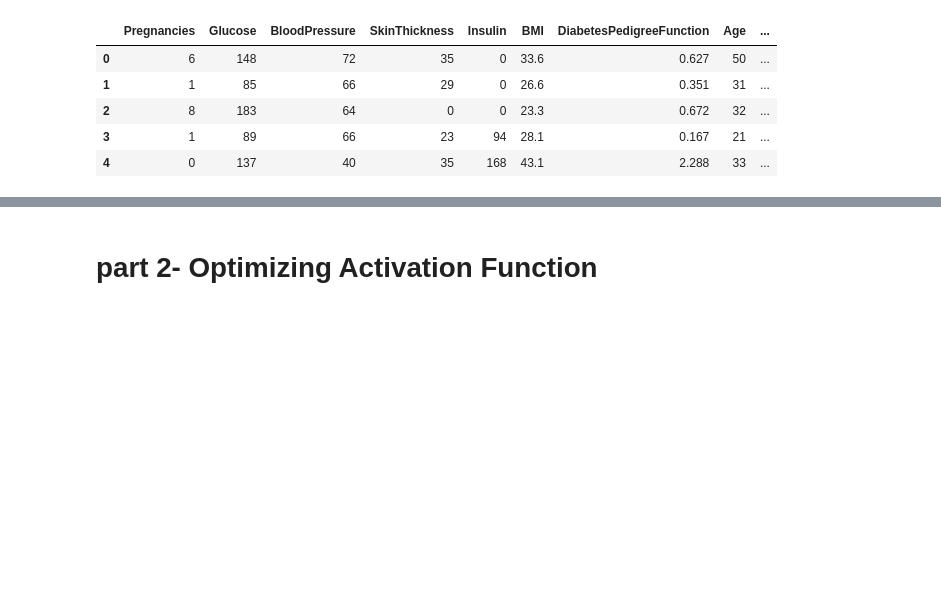
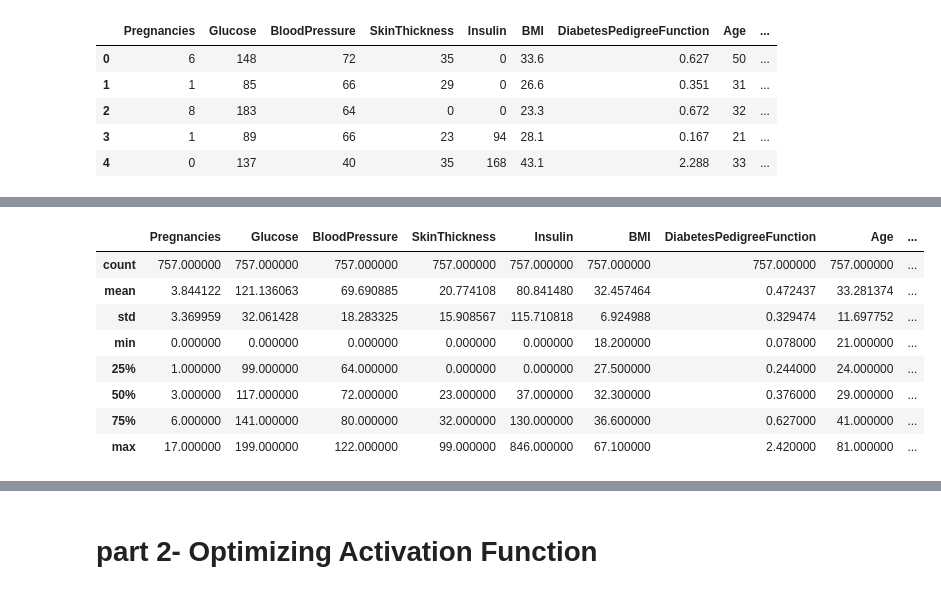
Before and after one commit to Tuwaiq-Data-Science-Bootcamp-V4/ANN-Lab, a Jupyter notebook: Neural network tuning.ipynb, the cells around one changed output, grey strips where cells are left out. Cells and saved outputs as stored; diff of their text form; code cells hidden in the pictures; blank space fills up the shorter version.

```diff
--- a/Neural network tuning.ipynb
+++ b/Neural network tuning.ipynb
@@ -30,0 +42,14 @@ data.head()
+# %%
+mask = data[data['BMI'] == 0]
+data.drop(mask.index, inplace=True)
+data.describe()
+# %% [output]
+|  | Pregnancies | Glucose | BloodPressure | SkinThickness | Insulin | BMI | DiabetesPedigreeFunction | Age | ... |
+| count | 757.000000 | 757.000000 | 757.000000 | 757.000000 | 757.000000 | 757.000000 | 757.000000 | 757.000000 | ... |
+| mean | 3.844122 | 121.136063 | 69.690885 | 20.774108 | 80.841480 | 32.457464 | 0.472437 | 33.281374 | ... |
+| std | 3.369959 | 32.061428 | 18.283325 | 15.908567 | 115.710818 | 6.924988 | 0.329474 | 11.697752 | ... |
+| min | 0.000000 | 0.000000 | 0.000000 | 0.000000 | 0.000000 | 18.200000 | 0.078000 | 21.000000 | ... |
+| 25% | 1.000000 | 99.000000 | 64.000000 | 0.000000 | 0.000000 | 27.500000 | 0.244000 | 24.000000 | ... |
+| 50% | 3.000000 | 117.000000 | 72.000000 | 23.000000 | 37.000000 | 32.300000 | 0.376000 | 29.000000 | ... |
+| 75% | 6.000000 | 141.000000 | 80.000000 | 32.000000 | 130.000000 | 36.600000 | 0.627000 | 41.000000 | ... |
+| max | 17.000000 | 199.000000 | 122.000000 | 99.000000 | 846.000000 | 67.100000 | 2.420000 | 81.000000 | ... |
```
Also changed, not shown: parts of 23 cells of this notebook.
